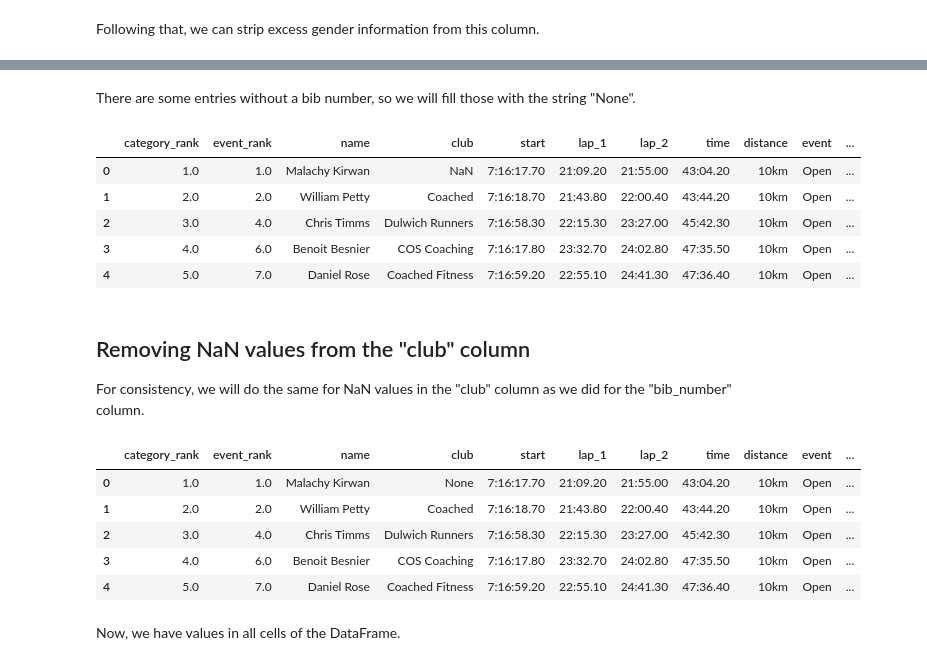
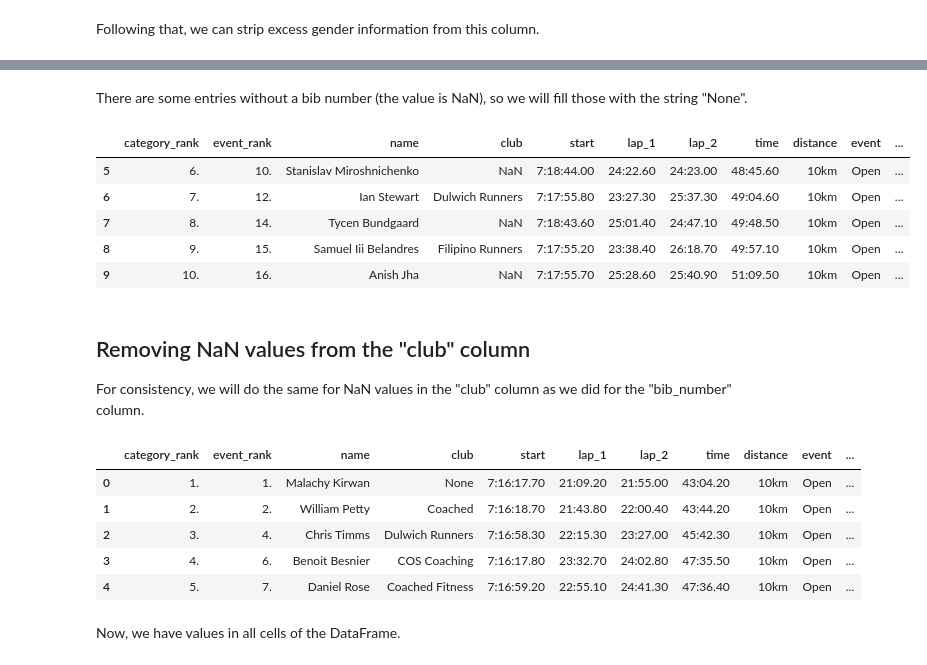
Before and after one commit to eric-ljk/cyco_race_analysis, a Jupyter notebook: race_1_prep.ipynb, the cells around one changed output, grey strips where cells are left out. Drawn from its saved outputs; the diff is of its cells as text; code cells hidden in the pictures.

```diff
--- a/race_1_prep.ipynb
+++ b/race_1_prep.ipynb
@@ -139,4 +167,4 @@ We then remove the now-redundant header rows. We can also split the information
 df = df.drop([0, 91, 142])
 
 df[["distance","event", "age"]] = df["race"].str.split("-",expand=True)
-df = df.drop(columns=["race"])
+df = df.drop(columns="race")
@@ -154,7 +184,7 @@ df.head()
 
 We can prepare the "gender" column by first making a copy of the "category_rank" column:
 # %%
-df["gender"] = df["category_rank"]
+df["gender"] = df["category_rank"].copy()
 # %% [markdown]
 However, there are 14 header rows for gender as shown below.
 # %%
@@ -180,5 +210,5 @@ df.head()
 
 Again, we can create the column by copying the current "category_rank" column.
 # %%
-df["category"] = df["category_rank"]
+df["category"] = df["category_rank"].copy()
 # %% [markdown]
@@ -239,16 +278,16 @@ df["name"] = df["name"].str.split("(", expand=True)
 # %% [markdown]
-There are some entries without a bib number, so we will fill those with the string "None".
+There are some entries without a bib number (the value is NaN), so we will fill those with the string "None".
 # %%
 df["bib_number"] = df['bib_number'].fillna("None")
 # %%
-df.head()
+df[5:10]
 # %% [output]
 |  | category_rank | event_rank | name | club | start | lap_1 | lap_2 | time | distance | event | ... |
-| 0 | 1.0 | 1.0 | Malachy Kirwan | NaN | 7:16:17.70 | 21:09.20 | 21:55.00 | 43:04.20 | 10km | Open | ... |
-| 1 | 2.0 | 2.0 | William Petty | Coached | 7:16:18.70 | 21:43.80 | 22:00.40 | 43:44.20 | 10km | Open | ... |
-| 2 | 3.0 | 4.0 | Chris Timms | Dulwich Runners | 7:16:58.30 | 22:15.30 | 23:27.00 | 45:42.30 | 10km | Open | ... |
-| 3 | 4.0 | 6.0 | Benoit Besnier | COS Coaching | 7:16:17.80 | 23:32.70 | 24:02.80 | 47:35.50 | 10km | Open | ... |
-| 4 | 5.0 | 7.0 | Daniel Rose | Coached Fitness | 7:16:59.20 | 22:55.10 | 24:41.30 | 47:36.40 | 10km | Open | ... |
+| 5 | 6. | 10. | Stanislav Miroshnichenko | NaN | 7:18:44.00 | 24:22.60 | 24:23.00 | 48:45.60 | 10km | Open | ... |
+| 6 | 7. | 12. | Ian Stewart | Dulwich Runners | 7:17:55.80 | 23:27.30 | 25:37.30 | 49:04.60 | 10km | Open | ... |
+| 7 | 8. | 14. | Tycen Bundgaard | NaN | 7:18:43.60 | 25:01.40 | 24:47.10 | 49:48.50 | 10km | Open | ... |
+| 8 | 9. | 15. | Samuel Iii Belandres | Filipino Runners | 7:17:55.20 | 23:38.40 | 26:18.70 | 49:57.10 | 10km | Open | ... |
+| 9 | 10. | 16. | Anish Jha | NaN | 7:17:55.70 | 25:28.60 | 25:40.90 | 51:09.50 | 10km | Open | ... |
 # %% [markdown]
 ## Removing NaN values from the "club" column
 
@@ -258,11 +297,11 @@ df['club'] = df['club'].fillna("None")
 df.head()
 # %% [output]
 |  | category_rank | event_rank | name | club | start | lap_1 | lap_2 | time | distance | event | ... |
-| 0 | 1.0 | 1.0 | Malachy Kirwan | None | 7:16:17.70 | 21:09.20 | 21:55.00 | 43:04.20 | 10km | Open | ... |
-| 1 | 2.0 | 2.0 | William Petty | Coached | 7:16:18.70 | 21:43.80 | 22:00.40 | 43:44.20 | 10km | Open | ... |
-| 2 | 3.0 | 4.0 | Chris Timms | Dulwich Runners | 7:16:58.30 | 22:15.30 | 23:27.00 | 45:42.30 | 10km | Open | ... |
-| 3 | 4.0 | 6.0 | Benoit Besnier | COS Coaching | 7:16:17.80 | 23:32.70 | 24:02.80 | 47:35.50 | 10km | Open | ... |
-| 4 | 5.0 | 7.0 | Daniel Rose | Coached Fitness | 7:16:59.20 | 22:55.10 | 24:41.30 | 47:36.40 | 10km | Open | ... |
+| 0 | 1. | 1. | Malachy Kirwan | None | 7:16:17.70 | 21:09.20 | 21:55.00 | 43:04.20 | 10km | Open | ... |
+| 1 | 2. | 2. | William Petty | Coached | 7:16:18.70 | 21:43.80 | 22:00.40 | 43:44.20 | 10km | Open | ... |
+| 2 | 3. | 4. | Chris Timms | Dulwich Runners | 7:16:58.30 | 22:15.30 | 23:27.00 | 45:42.30 | 10km | Open | ... |
+| 3 | 4. | 6. | Benoit Besnier | COS Coaching | 7:16:17.80 | 23:32.70 | 24:02.80 | 47:35.50 | 10km | Open | ... |
+| 4 | 5. | 7. | Daniel Rose | Coached Fitness | 7:16:59.20 | 22:55.10 | 24:41.30 | 47:36.40 | 10km | Open | ... |
 # %% [markdown]
 Now, we have values in all cells of the DataFrame.
 # %%
```
Also changed, not shown: parts of 34 cells of this notebook.
